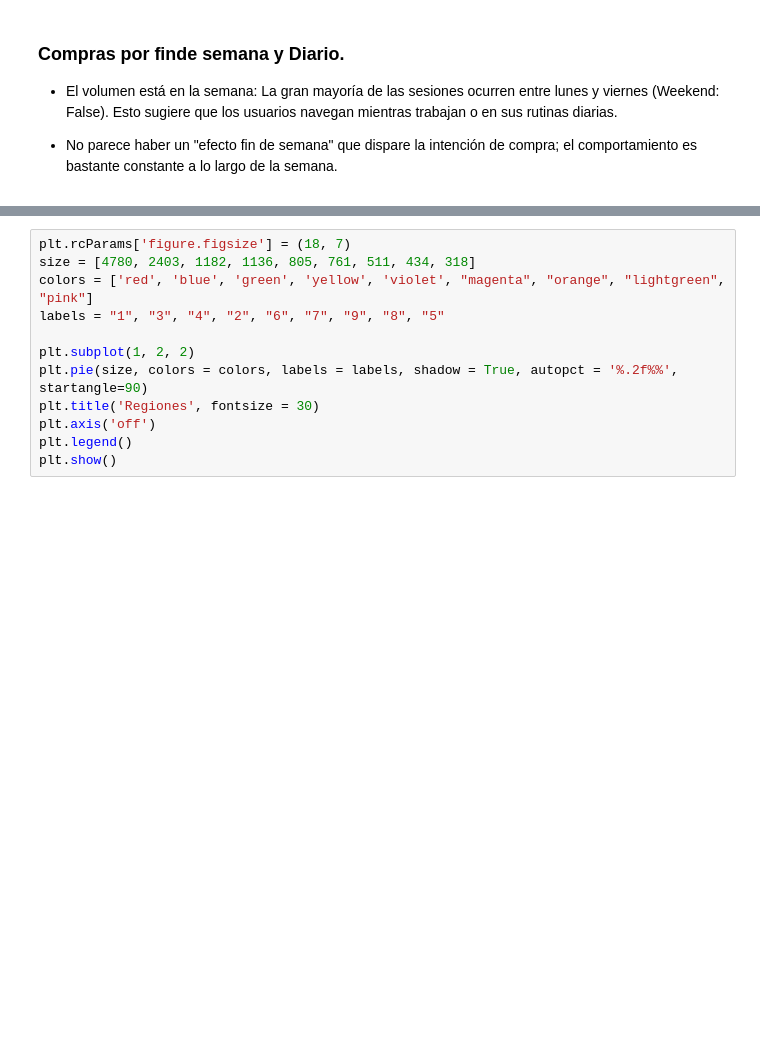
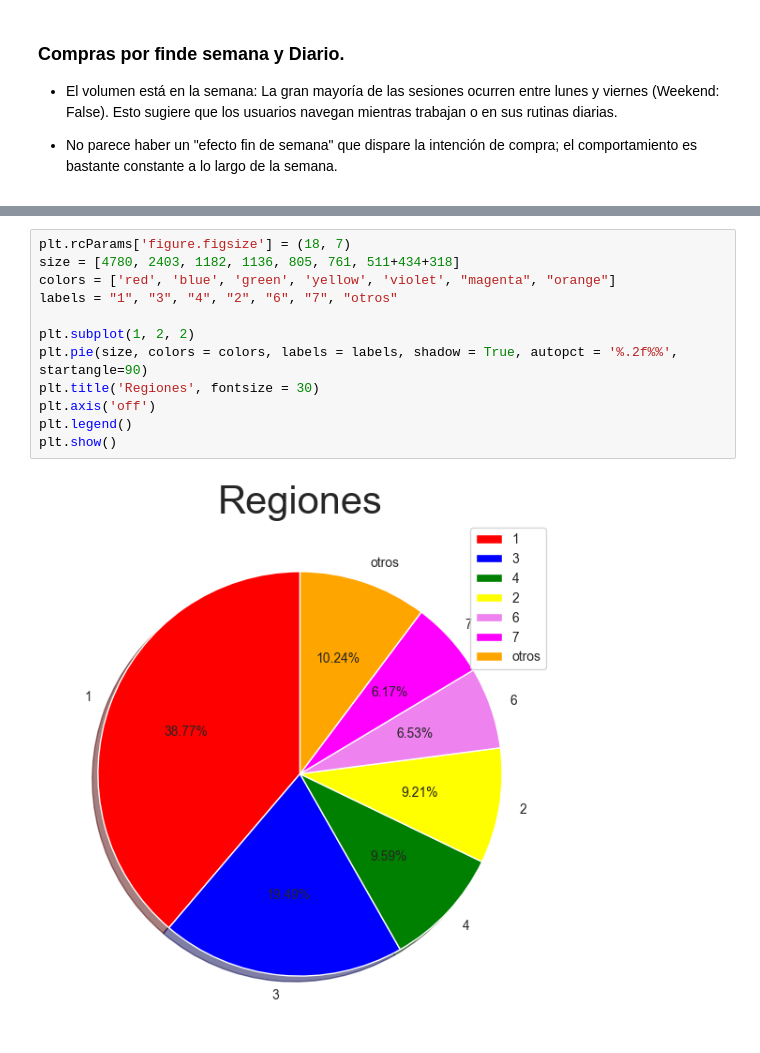
Before and after one commit to alvaroG-IA/proyecto-1-AIA-Marketing_Digital, a Jupyter notebook: Analisis_datos_Alfon.ipynb, the cells around one changed output, grey strips where cells are left out. Drawn from its saved outputs; the diff is of its cells as text; blank space fills up the shorter version.

```diff
--- a/Analisis_datos_Alfon.ipynb
+++ b/Analisis_datos_Alfon.ipynb
@@ -184,12 +348,14 @@ print(df['Region'].value_counts())
 # %%
 plt.rcParams['figure.figsize'] = (18, 7)
-size = [4780, 2403, 1182, 1136, 805, 761, 511, 434, 318]
-colors = ['red', 'blue', 'green', 'yellow', 'violet', "magenta", "orange", "lightgreen", "pink"]
-labels = "1", "3", "4", "2", "6", "7", "9", "8", "5"
+size = [4780, 2403, 1182, 1136, 805, 761, 511+434+318]
+colors = ['red', 'blue', 'green', 'yellow', 'violet', "magenta", "orange"]
+labels = "1", "3", "4", "2", "6", "7", "otros"
 
 plt.subplot(1, 2, 2)
 plt.pie(size, colors = colors, labels = labels, shadow = True, autopct = '%.2f%%', startangle=90)
 plt.title('Regiones', fontsize = 30)
 plt.axis('off')
 plt.legend()
 plt.show()
+# %% [output]
+[figure, added]
```
Also changed, not shown: parts of 34 cells of this notebook.
